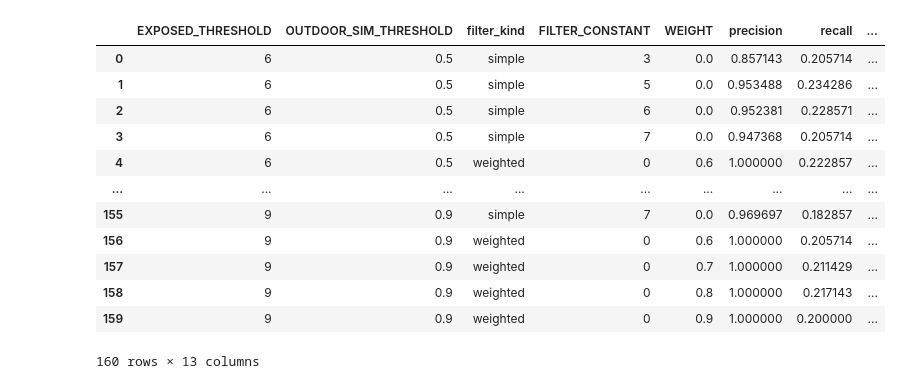
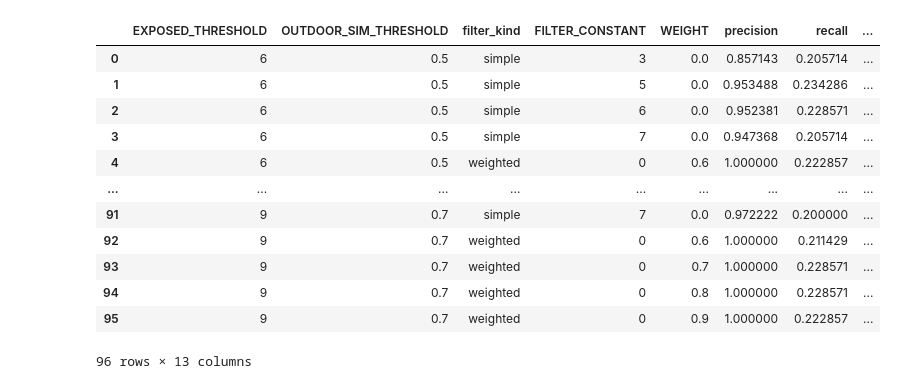
Before and after one commit to KyongHwan-Kim/Gps_filter_algorithm, a Jupyter notebook: GPS_Algorithm_0821.ipynb, the cells around one changed output. Cells and saved outputs as stored; diff of their text form; code cells hidden in the pictures.

```diff
--- a/GPS_Algorithm_0821.ipynb
+++ b/GPS_Algorithm_0821.ipynb
@@ -339,10 +336,10 @@ def judgement_exposed(result_df, patient_UID, tester_UID, scnario, t_contact, ex
 T_CONTACT = 10 #(min)
 DISTANCE_THRESHOLD = 10 #(m)
 
-FILTER_CONSTANT_LIST = [3,5,6,7,8,9,10] #(min)
+FILTER_CONSTANT_LIST = [3,5,6,7] #(min)
 WEIGHT_LIST = [0.6,0.7,0.8,0.9]
 
-OUTDOOR_SIM_THRESHOLD_LIST = [0.5,0.6,0.7,0.8,0.9]
+OUTDOOR_SIM_THRESHOLD_LIST = [0.5,0.6,0.7]
 EXPOSED_THRESHOLD_LIST = [6,7,8,9]
 
 FILTER_CATEGORY = ["simple","weighted"]
@@ -356,21 +353,23 @@ def main(filter_kind,WEIGHT, FILTER_CONSTANT, DISTANCE_THRESHOLD, OUTDOOR_SIM_TH
     TN = 0
     FP = 0
     FN = 0
-    for patient in member_list:
-        patientUID = patient
-        for tester in member_list:
-            if tester != patient:
-                testerUID = tester
-                for scinario in [1,2]:
-                    # r_TP, r_FP, r_FN, r_TN = judgement_contact(add_avg_trajectory_similarity(trajectory_similarity("weighted",patientUID,testerUID,scinario,WEIGHT,FILTER_CONSTANT)),patientUID,testerUID,scinario, TP, FP, FN, TN)
-                    contact_df = trajectory_similarity(filter_kind,patientUID,testerUID,scinario,WEIGHT,FILTER_CONSTANT,DISTANCE_THRESHOLD)
-                    r_TP, r_FP, r_FN, r_TN, r_df = judgement_contact(contact_df,patientUID,testerUID,scinario, OUTDOOR_SIM_THRESHOLD)
-                    e_tp, e_fp, e_fn, e_tn, e_df = judgement_exposed(r_df,patientUID,testerUID,scinario,T_CONTACT,EXPOSED_THRESHOLD,e_tp, e_fp, e_fn, e_tn)
-                    TP = TP + r_TP
-                    TN = TN + r_TN
-                    FP = FP + r_FP
-                    FN = FN + r_FN
-                    e_df.to_csv(patientUID+"_"+testerUID+".csv")
+    for dir in range(10):
+        FILE_SAVE_DIR = "./noise_injection/" + str(dir)
+        for patient in member_list:
+            patientUID = patient
+            for tester in member_list:
+                if tester != patient:
+                    testerUID = tester
+                    for scinario in [1,2]:
+                        # r_TP, r_FP, r_FN, r_TN = judgement_contact(add_avg_trajectory_similarity(trajectory_similarity("weighted",patientUID,testerUID,scinario,WEIGHT,FILTER_CONSTANT)),patientUID,testerUID,scinario, TP, FP, FN, TN)
+                        contact_df = trajectory_similarity(filter_kind,patientUID,testerUID,scinario,WEIGHT,FILTER_CONSTANT,DISTANCE_THRESHOLD)
+                        r_TP, r_FP, r_FN, r_TN, r_df = judgement_contact(contact_df,patientUID,testerUID,scinario, OUTDOOR_SIM_THRESHOLD)
+                        e_tp, e_fp, e_fn, e_tn, e_df = judgement_exposed(r_df,patientUID,testerUID,scinario,T_CONTACT,EXPOSED_THRESHOLD,e_tp, e_fp, e_fn, e_tn)
+                        TP = TP + r_TP
+                        TN = TN + r_TN
+                        FP = FP + r_FP
+                        FN = FN + r_FN
+                        e_df.to_csv(patientUID+"_"+testerUID+".csv")
     try:
         precision = TP / (TP + FP)
         recall = TP / (TP + FN)
@@ -382,17 +381,6 @@ def main(filter_kind,WEIGHT, FILTER_CONSTANT, DISTANCE_THRESHOLD, OUTDOOR_SIM_TH
         e_accuracy = (e_tp+e_tn)/(e_tp+e_fn+e_fp+e_tn)
         e_f1_score = 2*((e_precision*e_recall)/(e_precision+e_recall))
 
-        print("============= contact ============= ")
-        print("Accuracy : "+ str(accuracy))
-        print("precision : "+ str(precision))
-        print("recall : "+ str(recall))
-        print("f1_score : "+ str(f1_score))
-
-        print("============= exposed ============= ")
-        print("Accuracy : "+ str(e_accuracy))
-        print("precision : "+ str(e_precision))
-        print("recall : "+ str(e_recall))
-        print("f1_score : "+ str(e_f1_score))
         return precision, recall, accuracy, f1_score, e_precision, e_recall, e_accuracy, e_f1_score
     except ZeroDivisionError:
         print("============= ZeroDivisionError contact ============= ")
@@ -402,7 +390,6 @@ def main(filter_kind,WEIGHT, FILTER_CONSTANT, DISTANCE_THRESHOLD, OUTDOOR_SIM_TH
         print("f1_score : "+ str(f1_score))
         print("e_tp : "+str(e_tp)+", e_fp : "+str(e_fp)+", e_fn : "+str(e_fn)+", e_tn : "+str(e_tn))
         return precision, recall, accuracy, f1_score, e_tp, e_fp, e_fn, e_tn
-
 
 def all_result():
     all_list = []
@@ -454,16 +441,16 @@ f1_score : 0.2857142857142857
 |  | EXPOSED_THRESHOLD | OUTDOOR_SIM_THRESHOLD | filter_kind | FILTER_CONSTANT | WEIGHT | precision | recall | ... |
 | 0 | 6 | 0.5 | simple | 3 | 0.0 | 0.857143 | 0.205714 | ... |
 | 1 | 6 | 0.5 | simple | 5 | 0.0 | 0.953488 | 0.234286 | ... |
 | 2 | 6 | 0.5 | simple | 6 | 0.0 | 0.952381 | 0.228571 | ... |
 | 3 | 6 | 0.5 | simple | 7 | 0.0 | 0.947368 | 0.205714 | ... |
 | 4 | 6 | 0.5 | weighted | 0 | 0.6 | 1.000000 | 0.222857 | ... |
 | ... | ... | ... | ... | ... | ... | ... | ... | ... |
-| 155 | 9 | 0.9 | simple | 7 | 0.0 | 0.969697 | 0.182857 | ... |
-| 156 | 9 | 0.9 | weighted | 0 | 0.6 | 1.000000 | 0.205714 | ... |
-| 157 | 9 | 0.9 | weighted | 0 | 0.7 | 1.000000 | 0.211429 | ... |
-| 158 | 9 | 0.9 | weighted | 0 | 0.8 | 1.000000 | 0.217143 | ... |
-| 159 | 9 | 0.9 | weighted | 0 | 0.9 | 1.000000 | 0.200000 | ... |
+| 91 | 9 | 0.7 | simple | 7 | 0.0 | 0.972222 | 0.200000 | ... |
+| 92 | 9 | 0.7 | weighted | 0 | 0.6 | 1.000000 | 0.211429 | ... |
+| 93 | 9 | 0.7 | weighted | 0 | 0.7 | 1.000000 | 0.228571 | ... |
+| 94 | 9 | 0.7 | weighted | 0 | 0.8 | 1.000000 | 0.228571 | ... |
+| 95 | 9 | 0.7 | weighted | 0 | 0.9 | 1.000000 | 0.222857 | ... |
-160 rows × 13 columns
+96 rows × 13 columns
 # %%
 WEIGHT = 0.3
 kyounghwan_avg_weighted = moving_avg_filter_weighted("3963650B38CAF112", 1, WEIGHT)
```
Also changed, not shown: parts of 3 cells of this notebook, 3 other files.
